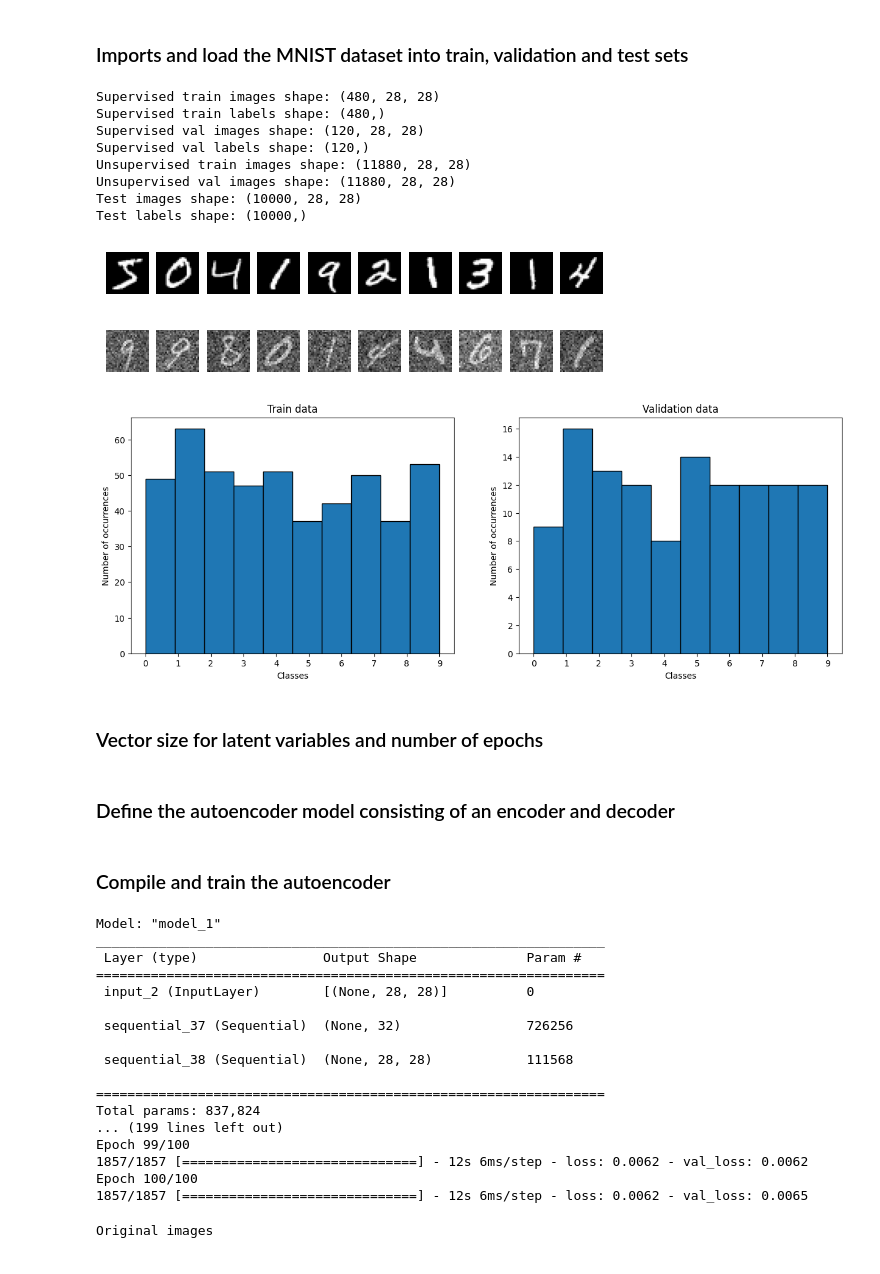
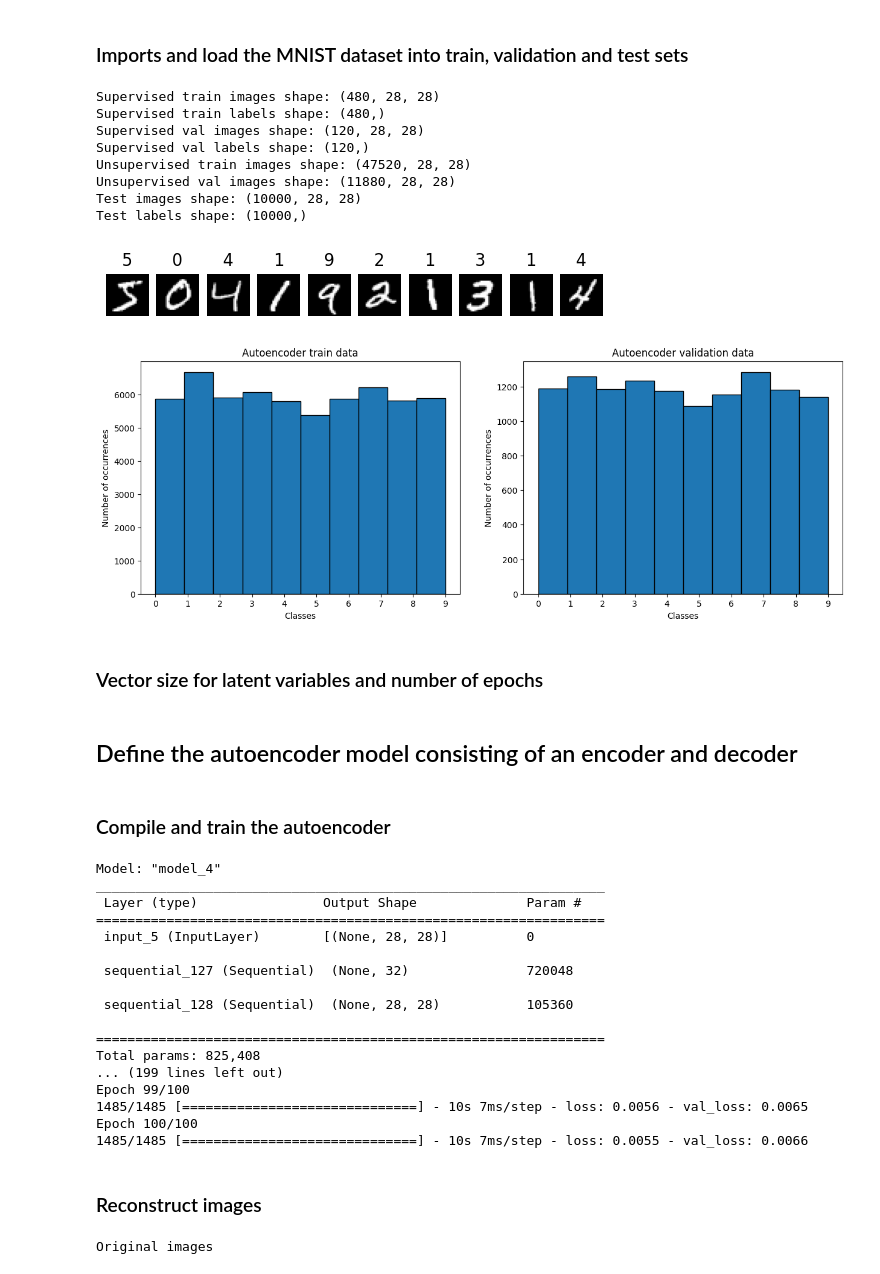
Before and after one commit to erikssommer/ssl-autoencoder-mnist, a Jupyter notebook: notebooks/autoencoder.ipynb, the cells around one changed output. Cells and saved outputs as stored; diff of their text form; code cells hidden in the pictures.

```diff
--- a/notebooks/autoencoder.ipynb
+++ b/notebooks/autoencoder.ipynb
@@ -33,9 +33,9 @@ supervised_train_labels = supervised_labels[:int(train_split * len(supervised_la
 supervised_val_images = supervised_images[int(train_split * len(supervised_images)):]
 supervised_val_labels = supervised_labels[int(train_split * len(supervised_labels)):]
 
-unsupervised_val_images = unsupervised_images[:int(train_split * len(unsupervised_images))]
+unsupervised_train_images = unsupervised_images[:int(train_split * len(unsupervised_images))]
+
 unsupervised_val_images = unsupervised_images[int(train_split * len(unsupervised_images)):]
-
 unsupervised_val_labels = unsupervised_labels[int(train_split * len(unsupervised_labels)):]
 
 # Exstract input shape
@@ -45,7 +45,7 @@ print(f"Supervised train images shape: {supervised_train_images.shape}")
 print(f"Supervised train labels shape: {supervised_train_labels.shape}")
 print(f"Supervised val images shape: {supervised_val_images.shape}")
 print(f"Supervised val labels shape: {supervised_val_labels.shape}")
-print(f"Unsupervised train images shape: {unsupervised_val_images.shape}")
+print(f"Unsupervised train images shape: {unsupervised_train_images.shape}")
 print(f"Unsupervised val images shape: {unsupervised_val_images.shape}")
 
 print(f'Test images shape: {x_test.shape}')
@@ -55,15 +55,15 @@ Supervised train images shape: (480, 28, 28)
 Supervised train labels shape: (480,)
 Supervised val images shape: (120, 28, 28)
 Supervised val labels shape: (120,)
-Unsupervised train images shape: (11880, 28, 28)
+Unsupervised train images shape: (47520, 28, 28)
 Unsupervised val images shape: (11880, 28, 28)
 Test images shape: (10000, 28, 28)
 Test labels shape: (10000,)
 # %%
 # Plot the first 10 images
 for i in range(10):
-    plt.subplot(1, 10, i+1)
+    plt.subplot(1, 10, i+1, title=y_train[i])
     plt.imshow(x_train[i], cmap='gray')
     plt.axis('off')
 # %% [output]
-[figure, old version]
+[figure, new version]
@@ -75,19 +70,11 @@ x_test_noise = x_test + noise_factor * np.random.normal(loc=0.0, scale=1.0, size
-# %%
-# Print the same 10 images with noise
-for i in range(10):
-    plt.subplot(1, 10, i+1)
-    plt.imshow(x_train_noise[i], cmap='gray')
-    plt.axis('off')
-# %% [output]
-[figure, removed]
 # %%
 fig, axs = plt.subplots(1,2,figsize=(15,5))
-axs[0].hist(supervised_train_labels, ec='black')
-axs[0].set_title('Train data')
+axs[0].hist(unsupervised_labels, ec='black')
+axs[0].set_title('Autoencoder train data')
 axs[0].set_xlabel('Classes')
 axs[0].set_ylabel('Number of occurrences')
-axs[1].hist(supervised_val_labels, ec='black')
-axs[1].set_title('Validation data')
+axs[1].hist(unsupervised_val_labels, ec='black')
+axs[1].set_title('Autoencoder validation data')
 axs[1].set_xlabel('Classes')
 axs[1].set_ylabel('Number of occurrences')
 # We want to show all ticks...
@@ -96,7 +83,7 @@ axs[1].set_xticks(np.arange(10))
 
 plt.show()
 # %% [output]
-[figure, old version]
+[figure, new version]
 # %% [markdown]
 ### Vector size for latent variables and number of epochs
 # %%
@@ -104,7 +91,7 @@ LATENT_SIZE = 32
 EPOCHS_UNSUPERVISED = 100
 EPOCHS_SUPERVISED = 100
 # %% [markdown]
-### Define the autoencoder model consisting of an encoder and decoder
+## Define the autoencoder model consisting of an encoder and decoder
 # %%
 # Autoencoder using Dense layers
 encoder = tf.keras.models.Sequential([
@@ -133,8 +120,8 @@ autoencoder.compile("adam", loss="mean_squared_error")
 
 autoencoder.summary()
 
-history = autoencoder.fit(unsupervised_images,
-                          unsupervised_images,
+history = autoencoder.fit(unsupervised_train_images,
+                          unsupervised_train_images,
                           epochs=EPOCHS_UNSUPERVISED,
                           shuffle=True,
                           validation_data=(
@@ -147,23 +134,25 @@ encoder_weights_after_pre_train = autoencoder.layers[1].get_weights()
 assert not np.array_equal(encoder_weights_before_pre_train[0], encoder_weights_after_pre_train[0]
                           ), "The weights of the encoder have not changed after pre-training"
 # %% [output]
-Model: "model_1"
+Model: "model_4"
 _________________________________________________________________
  Layer (type)                Output Shape              Param #
 =================================================================
- input_2 (InputLayer)        [(None, 28, 28)]          0
+ input_5 (InputLayer)        [(None, 28, 28)]          0
 
- sequential_37 (Sequential)  (None, 32)                726256
+ sequential_127 (Sequential)  (None, 32)               720048
 
- sequential_38 (Sequential)  (None, 28, 28)            111568
+ sequential_128 (Sequential)  (None, 28, 28)           105360
 
 =================================================================
-Total params: 837,824
+Total params: 825,408
 ... (199 lines left out)
 Epoch 99/100
-1857/1857 [==============================] - 12s 6ms/step - loss: 0.0062 - val_loss: 0.0062
+1485/1485 [==============================] - 10s 7ms/step - loss: 0.0056 - val_loss: 0.0065
 Epoch 100/100
-1857/1857 [==============================] - 12s 6ms/step - loss: 0.0062 - val_loss: 0.0065
+1485/1485 [==============================] - 10s 7ms/step - loss: 0.0055 - val_loss: 0.0066
+# %% [markdown]
+### Reconstruct images
 # %%
 # Plot the 10 first images in the test set
 print("Original images")
```
Also changed, not shown: parts of 11 cells of this notebook.
